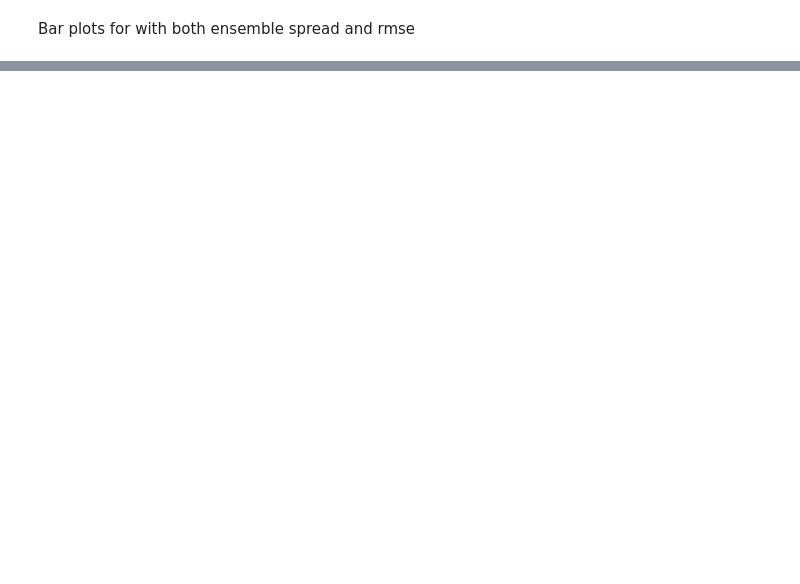
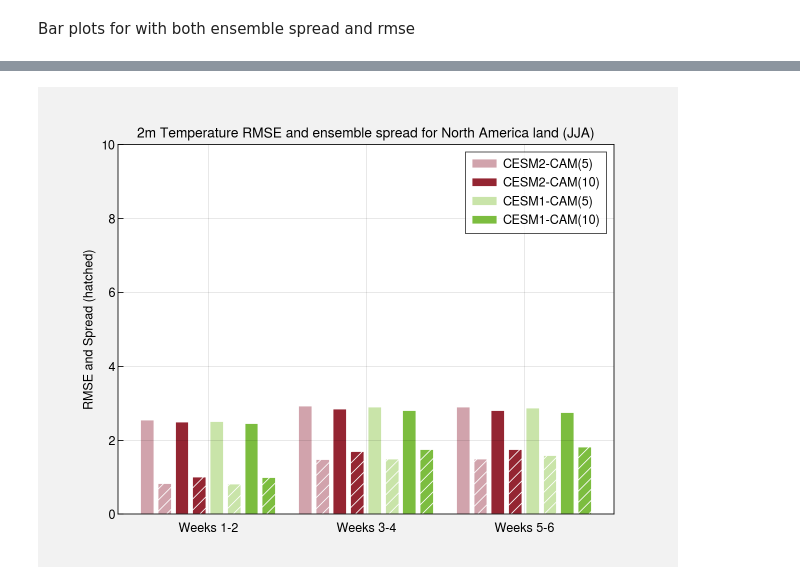
Before and after one commit to judithberner/climpred_CESM1_S2S, a Jupyter notebook: all_scores.ipynb, the cells around one changed output, grey strips where cells are left out. Drawn from its saved outputs; the diff is of its cells as text; code cells hidden in the pictures; blank space fills up the shorter version.

```diff
--- a/all_scores.ipynb
+++ b/all_scores.ipynb
@@ -405,0 +423,34 @@ elif domain == "global":
+# %%
+plt.bar(r2_5, bars2_5, width = barWidth, color = "#d1a3ac", edgecolor="white", label="CESM2-CAM(5)")
+plt.bar(r2_5_s, bars2_5_s, width = barWidth, color = "#d1a3ac", edgecolor="white", hatch="///")
+plt.bar(r2, bars2, width = barWidth, color = "#942532", edgecolor="white", label="CESM2-CAM(10)")
+plt.bar(r2_s, bars2_s, width = barWidth, color = "#942532", edgecolor="white", hatch="///")
+plt.bar(r1_5, bars1_5, width = barWidth, color = "#c9e4a9", edgecolor="white", label="CESM1-CAM(5)")
+plt.bar(r1_5_s, bars1_5_s, width = barWidth, color = "#c9e4a9", edgecolor="white", hatch="///")
+plt.bar(r1, bars1, width = barWidth, color = "#7cbd3f", edgecolor="white", label="CESM1-CAM(10)")
+plt.bar(r1_s, bars1_s, width = barWidth, color = "#7cbd3f", edgecolor="white", hatch="///")
+plt.xticks([r + barWidth + 0.3025 for r in range(len(bars1))], ["Weeks 1-2", "Weeks 3-4", "Weeks 5-6"])
+plt.tick_params(axis = "y", direction = "in", which = "both")
+plt.tick_params(axis = "y", which = "minor", left = False)
+plt.tick_params(axis = "x", which = "both", bottom = False, top = False)
+if metric=="acc":
+    y_locator = FixedLocator([0.1,0.2,0.3,0.4,0.5,0.6,0.7,0.8,0.9,1.0]) #for rps and acc
+    plt.gca().yaxis.set_major_locator(y_locator) #for rps and acc
+    plt.ylim(0,1.0) #for rps and acc
+elif metric=="rps":
+    plt.ylim(0,1.5)
+elif metric=="crpss":
+    plt.ylim(-0.3,0.1) #for crpss
+elif metric=="crps":
+    plt.ylim(0,6.0) #for crps
+elif metric=="rmse":
+    plt.ylim(0,10.0) #for rmse
+plt.ylabel(metric.upper()+" and Spread (hatched)")
+plt.title("2m Temperature "+metric.upper()+" and ensemble spread for "+domain+" land (JJA)")
+plt.legend(borderaxespad=0.6,edgecolor="black")
+if domain == "North America":
+    plt.savefig(metric+"_spread_NAland_JJA_"+verifdata+".jpg",dpi=300,bbox_inches="tight")
+elif domain == "global":
+    plt.savefig(metric+"_spread_globalland_JJA_"+verifdata+".jpg",dpi=300,bbox_inches="tight")
+# %% [output]
+[figure, added]
```
Also changed, not shown: parts of 17 cells of this notebook, 4 other files.
